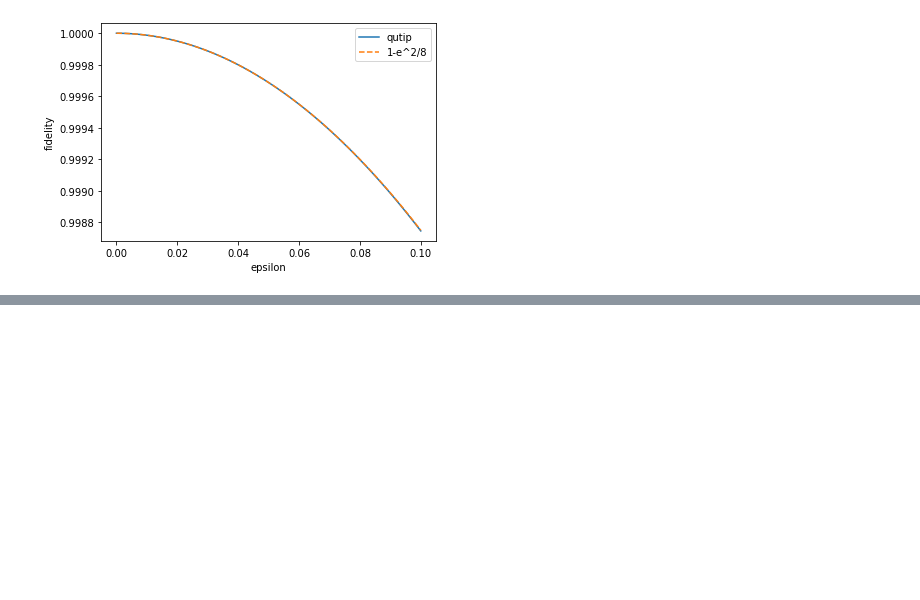
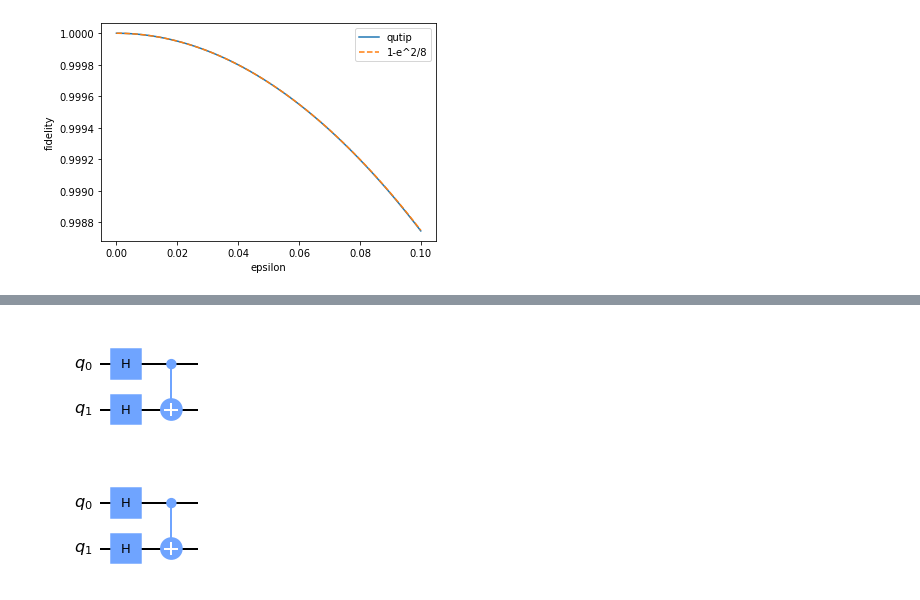
Before and after one commit to liorella/research, a Jupyter notebook: phys/coherent_errors.ipynb, the cells around one changed output, grey strips where cells are left out. Saved outputs shown, nothing was run; the diff lists cells and outputs as text; code cells hidden in the pictures; blank space fills up the shorter version.

```diff
--- a/phys/coherent_errors.ipynb
+++ b/phys/coherent_errors.ipynb
@@ -134,0 +177,11 @@ Text(0.5, 1.0, 'qiskit simulation of initial phase error')
+# %%
+# two qubit gate - cx
+
+circ = QuantumCircuit(2)
+circ.h(0)
+circ.h(1)
+circ.cx(0, 1)
+circ.draw(output='mpl')
+# %% [output]
+[figure, added]
+[figure, added]
```
Also changed, not shown: parts of 31 cells of this notebook.
